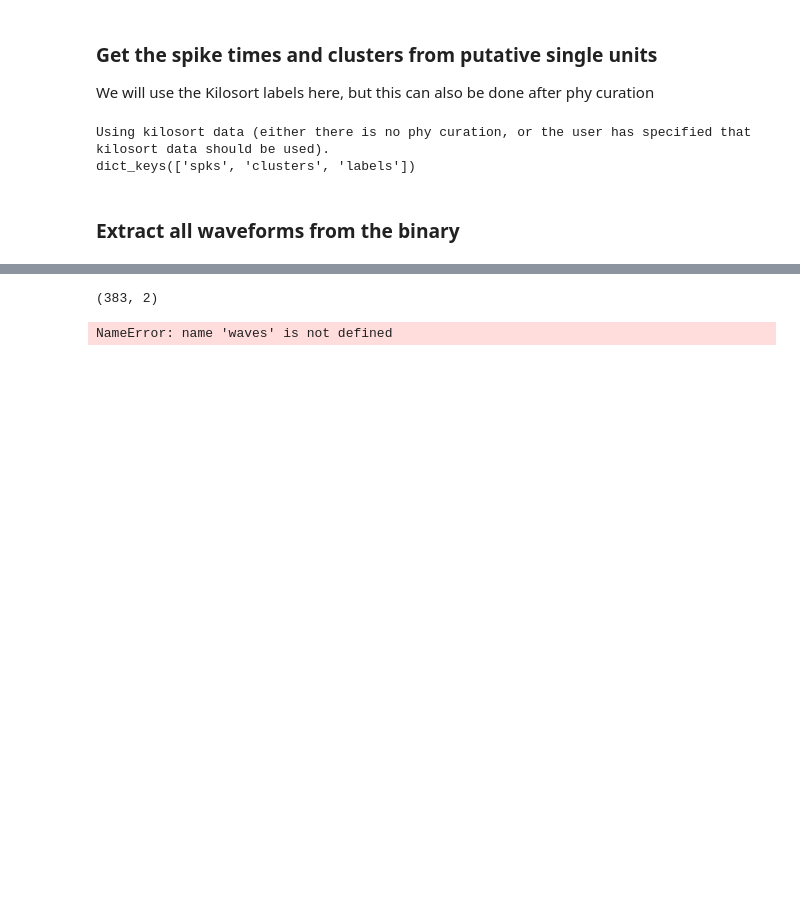
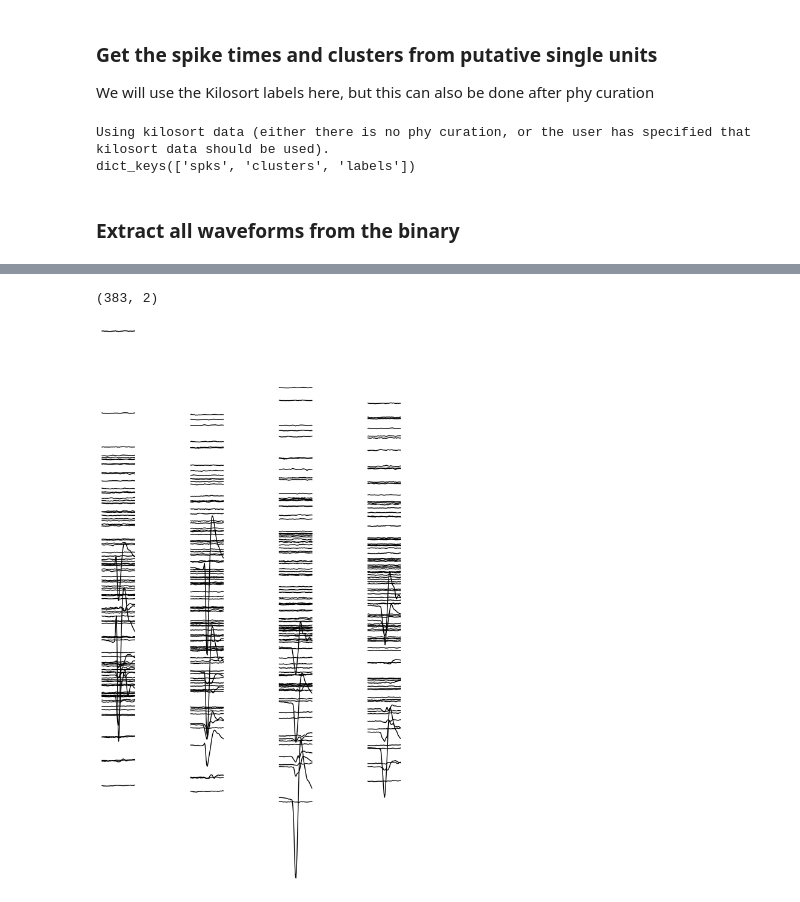
Before and after one commit to spkware/spks, a Jupyter notebook: notebooks/load_raw_waveforms.ipynb, the cells around one changed output, grey strips where cells are left out. Saved outputs shown, nothing was run; the diff lists cells and outputs as text; code cells hidden in the pictures; blank space fills up the shorter version.

Commit message:
add graphic

```diff
--- a/notebooks/load_raw_waveforms.ipynb
+++ b/notebooks/load_raw_waveforms.ipynb
@@ -67,13 +64,13 @@ Extracting waveforms with chunk-size 1000
 # %%
 from spks.viz import plot_footprints
 
 channel_xy = raw_recording.metadata[0]['coords']
 channel_idx = raw_recording.metadata[0]['channel_idx']
 print(channel_xy.shape)
 plot_footprints(np.mean(waves[:,:,channel_idx], axis=0), channel_xy)
 plt.show()
 
-del waves #deletes the temporary bin file
+#del waves #deletes the temporary bin file
 # %% [output]
 (383, 2)
-NameError: name 'waves' is not defined
+[figure, added]
```
Also changed, not shown: parts of 3 cells of this notebook.
